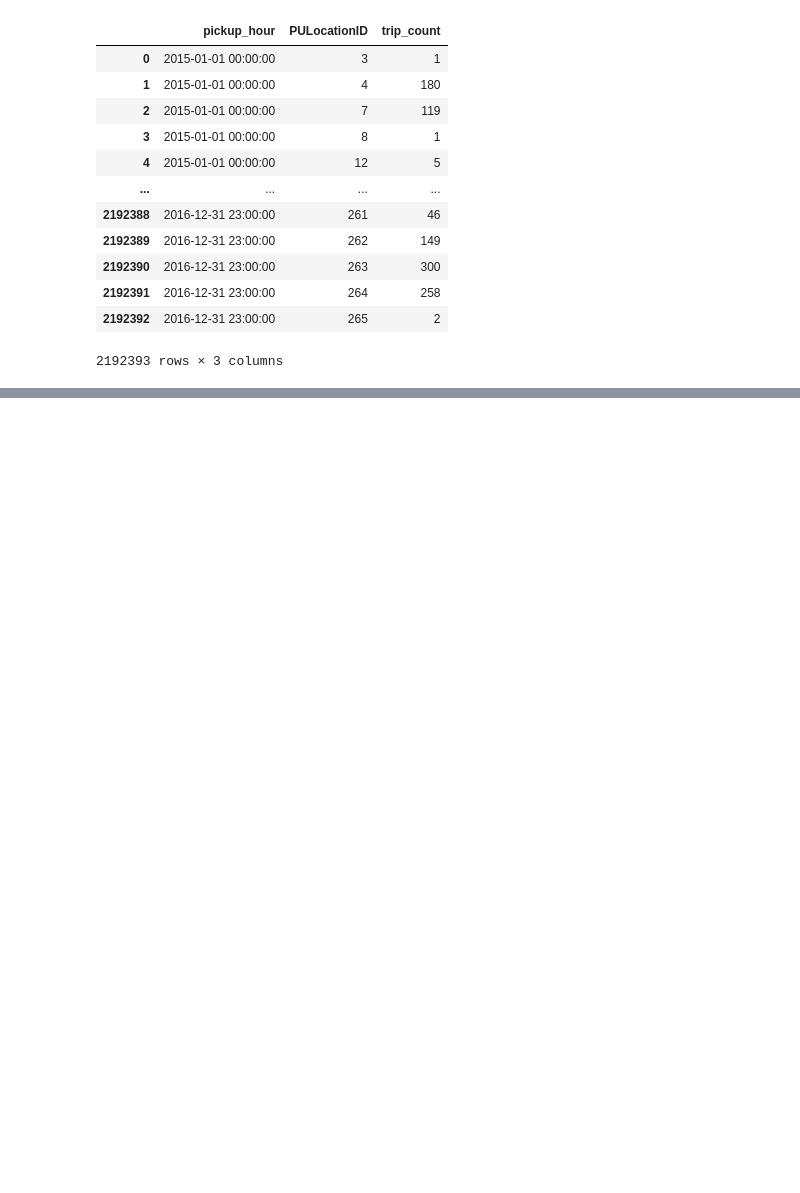
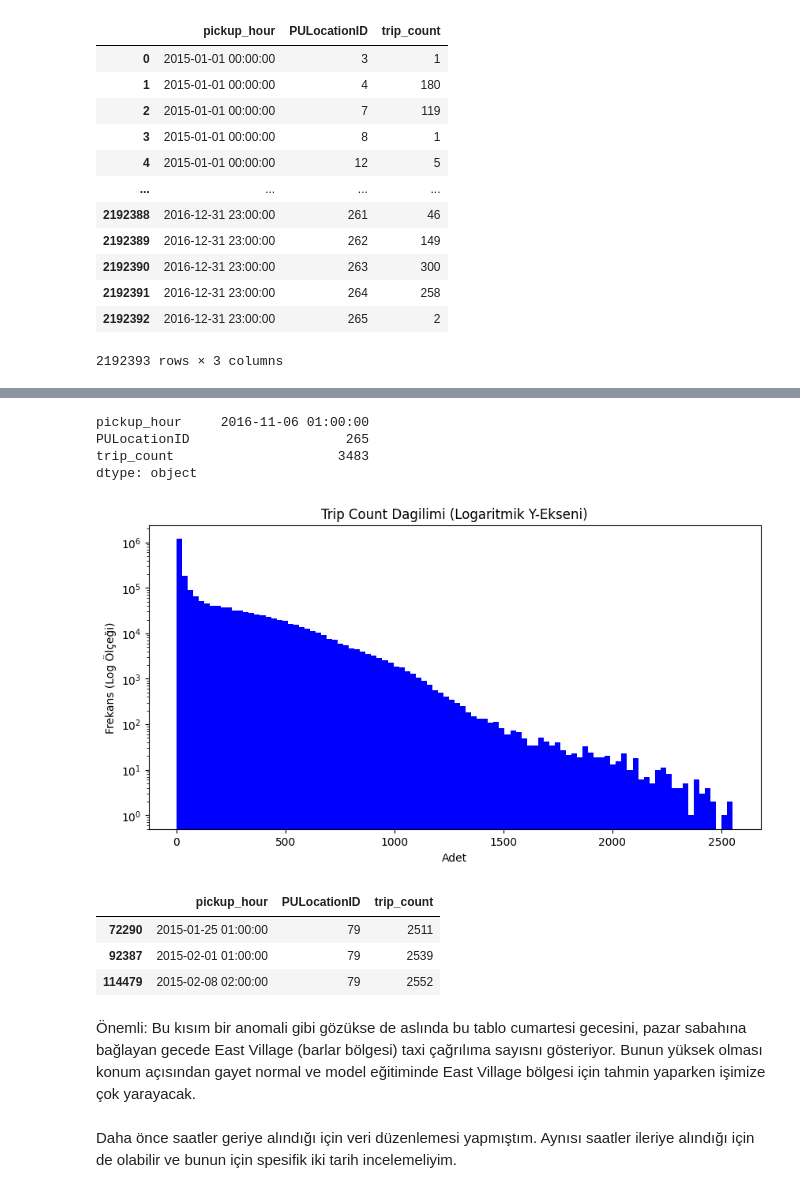
Before and after one commit to TahaSoylu44/NYC-Taxi-Data_Analysis, a Jupyter notebook: analyze_final_parquet.ipynb, the cells around one changed output, grey strips where cells are left out. Drawn from its saved outputs; the diff is of its cells as text; code cells hidden in the pictures; blank space fills up the shorter version.

```diff
--- a/analyze_final_parquet.ipynb
+++ b/analyze_final_parquet.ipynb
@@ -22,0 +76,33 @@ df
+# %%
+df[df["pickup_hour"] == "2016-11-06 01:00:00"].max()
+# %% [output]
+pickup_hour     2016-11-06 01:00:00
+PULocationID                    265
+trip_count                     3483
+dtype: object
+# %%
+df.loc[df["pickup_hour"] == "2016-11-06 01:00:00", "trip_count"] //= 2
+# %%
+# Logaritmic histogram
+plt.figure(figsize=(10, 5))
+plt.hist(df['trip_count'], bins=100, color='blue')
+plt.yscale('log') # Y eksenini logaritmik yapar
+plt.title('Trip Count Dagilimi (Logaritmik Y-Ekseni)')
+plt.xlabel('Adet')
+plt.ylabel('Frekans (Log Ölçeği)')
+plt.show()
+
+#! Aşağıdaki grafik elimizdeki verinin dağılımını göstermektedir.
+# %% [output]
+[figure, added]
+# %%
+df[df["trip_count"] > 2500]
+# %% [output]
+|  | pickup_hour | PULocationID | trip_count |
+| 72290 | 2015-01-25 01:00:00 | 79 | 2511 |
+| 92387 | 2015-02-01 01:00:00 | 79 | 2539 |
+| 114479 | 2015-02-08 02:00:00 | 79 | 2552 |
+# %% [markdown]
+Önemli: Bu kısım bir anomali gibi gözükse de aslında bu tablo cumartesi gecesini, pazar sabahına bağlayan gecede East Village (barlar bölgesi) taxi çağrılıma sayısnı gösteriyor. Bunun yüksek olması konum açısından gayet normal ve model eğitiminde East Village bölgesi için tahmin yaparken işimize çok yarayacak.
+# %% [markdown]
+Daha önce saatler geriye alındığı için veri düzenlemesi yapmıştım. Aynısı saatler ileriye alındığı için de olabilir ve bunun için spesifik iki tarih incelemeliyim.
```
Also changed, not shown: parts of 84 cells of this notebook.
